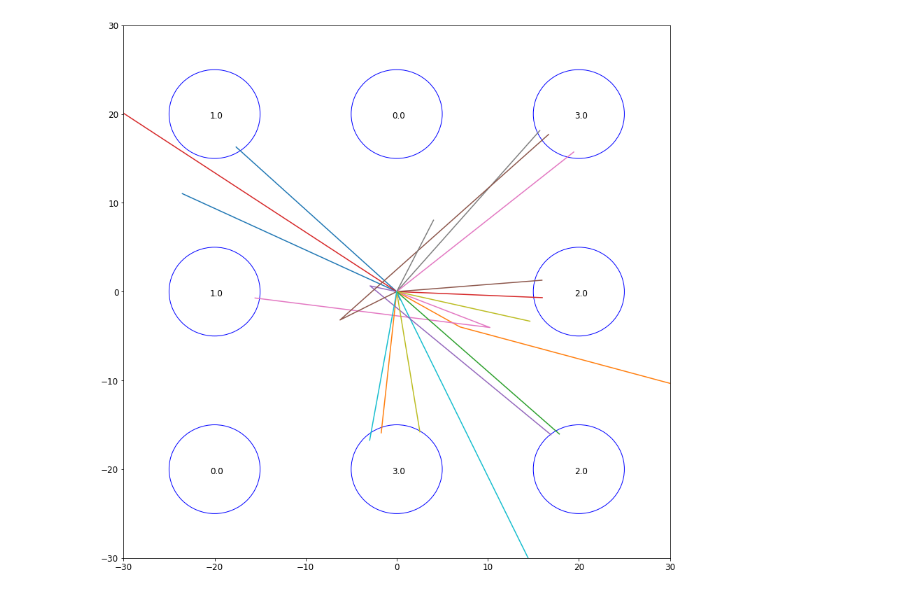
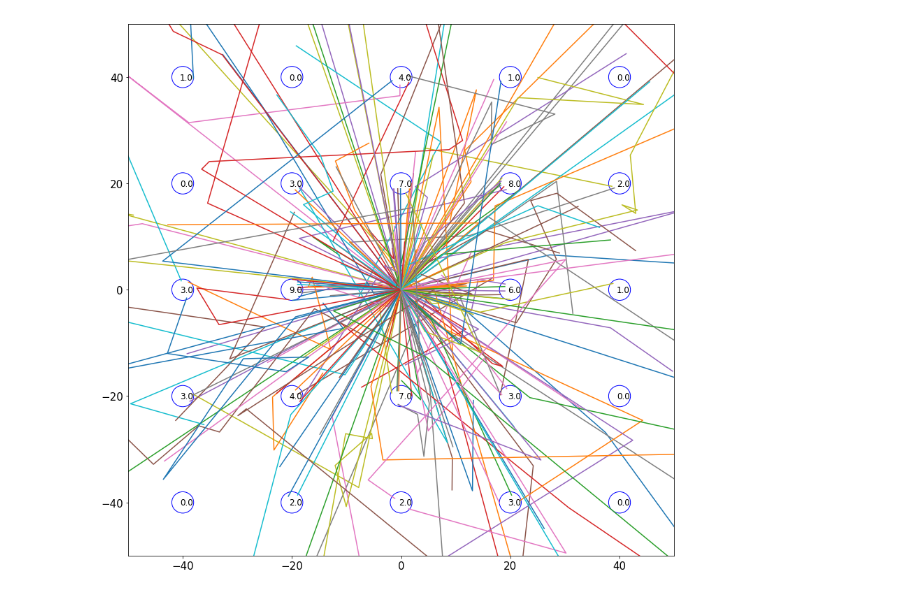
Before and after one commit to Tshalberg/toy-mc, a Jupyter notebook: photon_prob/notebooks/PhotonProb Ensemble Test.ipynb, the cells around one changed output. Drawn from its saved outputs; the diff is of its cells as text; code cells hidden in the pictures.

```diff
--- a/photon_prob/notebooks/PhotonProb Ensemble Test.ipynb
+++ b/photon_prob/notebooks/PhotonProb Ensemble Test.ipynb
@@ -12,0 +11,5 @@ from classes.photon_ensemble import photon_ensemble, create_doms
+# %%
+mpl.rcParams["xtick.labelsize"] = 15
+mpl.rcParams["ytick.labelsize"] = 15
+mpl.rcParams["axes.labelsize"] = 20
+mpl.rcParams["legend.fontsize"] = 15
@@ -13,5 +18,5 @@ from classes.photon_ensemble import photon_ensemble, create_doms
 # %%
-Nphotons = 20
+Nphotons = 10000
 dt = 1.0
 tInit = 0.0
 PA = 0.01
@@ -20,11 +25,11 @@ pInit = np.array([0.0, 0.0])
 dInit = "random" #0.0
 
 
-xlim = [-20, 20]
-ylim = [-20, 20]
+xlim = [-40, 40]
+ylim = [-40, 40]
 dx = 20
 dy = 20
-r = 5
+r = 2
 
 DOMs = create_doms(xlim, ylim, dx, dy, r)
 
@@ -43,7 +48,7 @@ Simulation took 0.0191900730133 seconds
 # %%
-grid = [[-30, 30],
-        [-30, 30]]
+grid = [[-50, 50],
+        [-50, 50]]
 sim.plot_photons(grid=grid)
 # sim.plot_cascade(center_doms=True)
 # %% [output]
-[figure, old version]
+[figure, new version]
```
Also changed, not shown: parts of 22 cells of this notebook, 7 other files.
